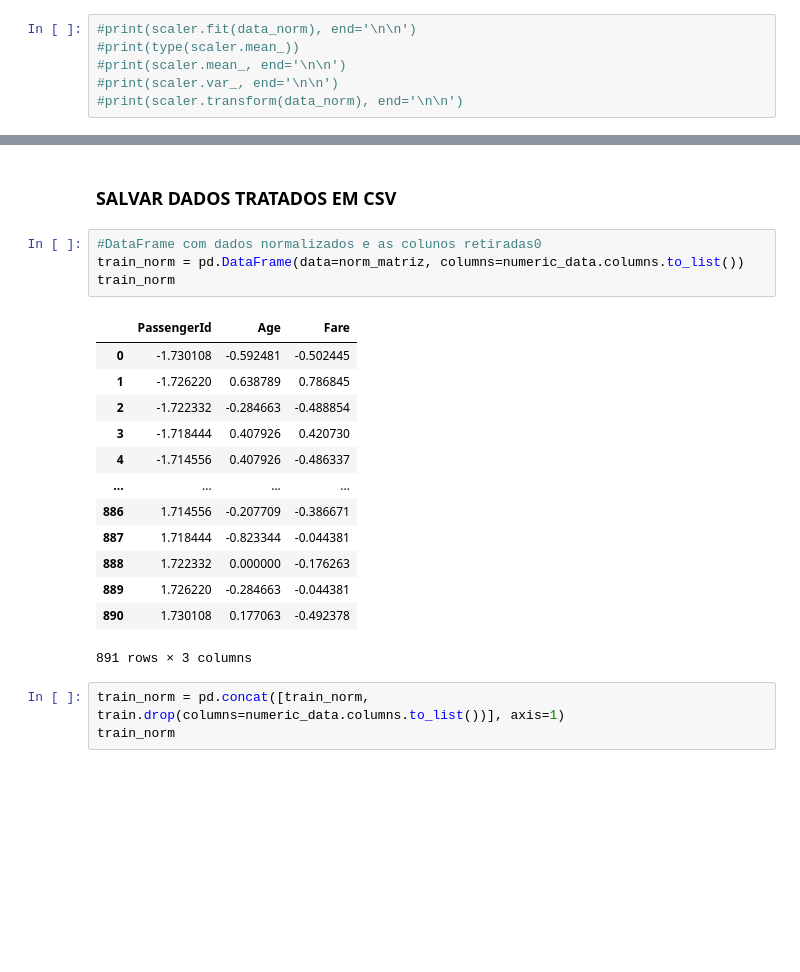
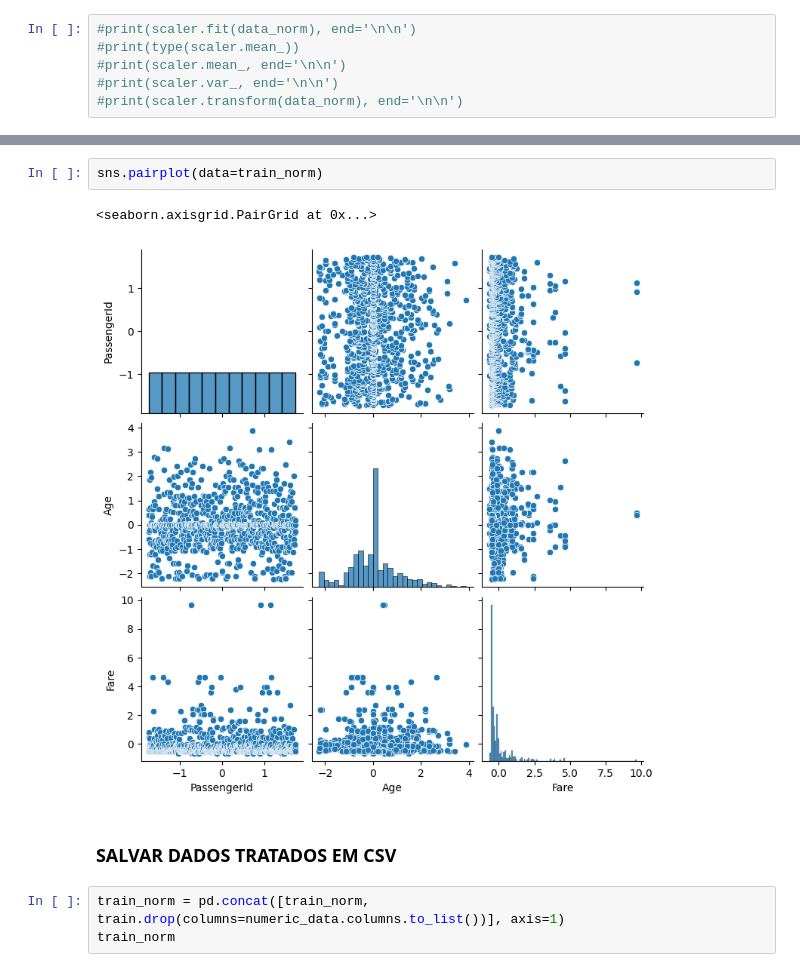
Before and after one commit to Emilyksori/Estrela, a Jupyter notebook: Tratamento_de_dados.ipynb, the cells around one changed output, grey strips where cells are left out. Drawn from its saved outputs; the diff is of its cells as text; blank space fills up the shorter version.

Commit message:
Finalizado tratamento de dados

```diff
--- a/Tratamento_de_dados.ipynb
+++ b/Tratamento_de_dados.ipynb
@@ -101,23 +119,10 @@ array([[-1.73010796, -0.5924806 , -0.50244517],
+# %%
+sns.pairplot(data=train_norm)
+# %% [output]
+<seaborn.axisgrid.PairGrid at 0x...>
+[figure, added]
 # %% [markdown]
 ### **SALVAR DADOS TRATADOS EM CSV**
-# %%
-#DataFrame com dados normalizados e as colunos retiradas0
-train_norm = pd.DataFrame(data=norm_matriz, columns=numeric_data.columns.to_list())
-train_norm
-# %% [output]
-|  | PassengerId | Age | Fare |
-| 0 | -1.730108 | -0.592481 | -0.502445 |
-| 1 | -1.726220 | 0.638789 | 0.786845 |
-| 2 | -1.722332 | -0.284663 | -0.488854 |
-| 3 | -1.718444 | 0.407926 | 0.420730 |
-| 4 | -1.714556 | 0.407926 | -0.486337 |
-| ... | ... | ... | ... |
-| 886 | 1.714556 | -0.207709 | -0.386671 |
-| 887 | 1.718444 | -0.823344 | -0.044381 |
-| 888 | 1.722332 | 0.000000 | -0.176263 |
-| 889 | 1.726220 | -0.284663 | -0.044381 |
-| 890 | 1.730108 | 0.177063 | -0.492378 |
-891 rows × 3 columns
 # %%
 train_norm = pd.concat([train_norm, train.drop(columns=numeric_data.columns.to_list())], axis=1)
 train_norm
```
Also changed, not shown: parts of 15 cells of this notebook, 2 other files.
